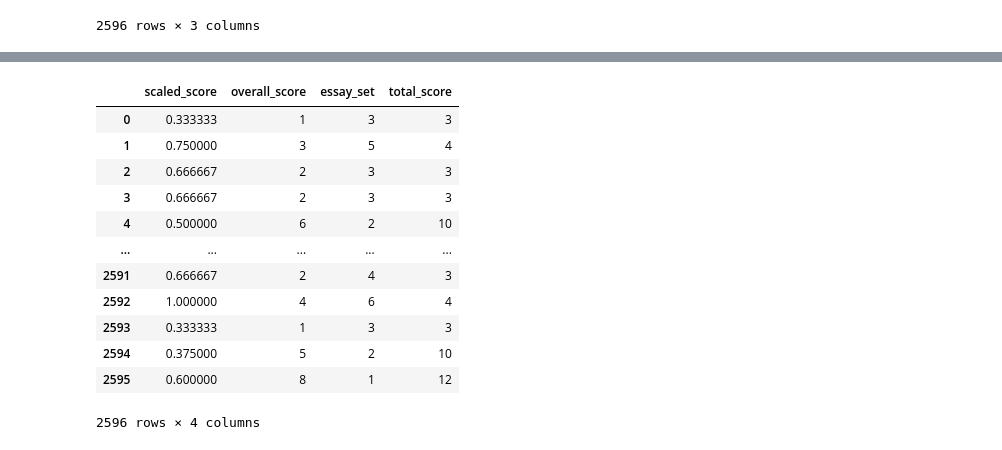
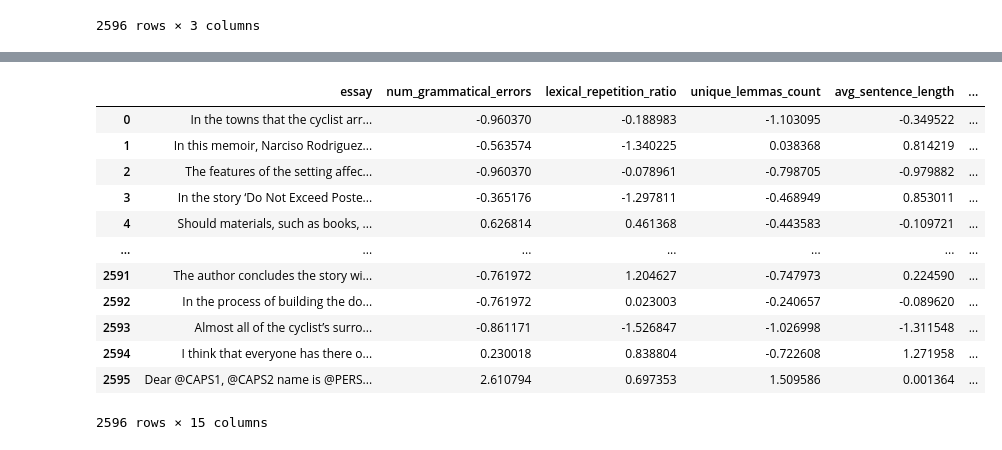
Before and after one commit to kitarp07/essay_grading, a Jupyter notebook: start.ipynb, the cells around one changed output, grey strips where cells are left out. Saved outputs shown, nothing was run; the diff lists cells and outputs as text; code cells hidden in the pictures.

```diff
--- a/start.ipynb
+++ b/start.ipynb
@@ -816,0 +772,3 @@ df
+# %%
+scaled_test_fs = pd.read_csv("datasets_all_sets/scaled_test_fs.csv")
+scaled_test_fs
@@ -816,0 +789,6 @@ df
+# %%
+test_features_all = pd.read_csv("datasets_all_sets/test_features_with_fs.csv")
+test_scores_all =pd.read_csv("datasets_all_sets/test_scores_with_fs.csv")
+essay = test_features_all["essay"]
+result = pd.concat([essay, scaled_test_fs, test_scores_all], axis=1).drop(columns=["Unnamed: 0"])
+result
@@ -826,23 +818,23 @@ essay_set_totals = {
     8: 60
 }
 # %%
-df['total_score'] = df['essay_set'].map(essay_set_totals)
-df.to_csv("test_scores_with_total.csv")
+result['total_score'] = result['essay_set'].map(essay_set_totals)
+result.to_csv("test_allsets.csv")
 # %%
-df['overall_score'] = df['overall_score'].astype(int)
-df
+result['overall_score'] = result['overall_score'].astype(int)
+result
 # %% [output]
-|  | scaled_score | overall_score | essay_set | total_score |
-| 0 | 0.333333 | 1 | 3 | 3 |
-| 1 | 0.750000 | 3 | 5 | 4 |
-| 2 | 0.666667 | 2 | 3 | 3 |
-| 3 | 0.666667 | 2 | 3 | 3 |
-| 4 | 0.500000 | 6 | 2 | 10 |
-| ... | ... | ... | ... | ... |
-| 2591 | 0.666667 | 2 | 4 | 3 |
-| 2592 | 1.000000 | 4 | 6 | 4 |
-| 2593 | 0.333333 | 1 | 3 | 3 |
-| 2594 | 0.375000 | 5 | 2 | 10 |
-| 2595 | 0.600000 | 8 | 1 | 12 |
+|  | essay | num_grammatical_errors | lexical_repetition_ratio | unique_lemmas_count | avg_sentence_length | ... |
+| 0 | In the towns that the cyclist arr... | -0.960370 | -0.188983 | -1.103095 | -0.349522 | ... |
+| 1 | In this memoir, Narciso Rodriguez... | -0.563574 | -1.340225 | 0.038368 | 0.814219 | ... |
+| 2 | The features of the setting affec... | -0.960370 | -0.078961 | -0.798705 | -0.979882 | ... |
+| 3 | In the story ‘Do Not Exceed Poste... | -0.365176 | -1.297811 | -0.468949 | 0.853011 | ... |
+| 4 | Should materials, such as books, ... | 0.626814 | 0.461368 | -0.443583 | -0.109721 | ... |
+| ... | ... | ... | ... | ... | ... | ... |
+| 2591 | The author concludes the story wi... | -0.761972 | 1.204627 | -0.747973 | 0.224590 | ... |
+| 2592 | In the process of building the do... | -0.761972 | 0.023003 | -0.240657 | -0.089620 | ... |
+| 2593 | Almost all of the cyclist’s surro... | -0.861171 | -1.526847 | -1.026998 | -1.311548 | ... |
+| 2594 | I think that everyone has there o... | 0.230018 | 0.838804 | -0.722608 | 1.271958 | ... |
+| 2595 | Dear @CAPS1, @CAPS2 name is @PERS... | 2.610794 | 0.697353 | 1.509586 | 0.001364 | ... |
-2596 rows × 4 columns
+2596 rows × 15 columns
 # %%
```
Also changed, not shown: parts of 43 cells of this notebook, 16 other files.
